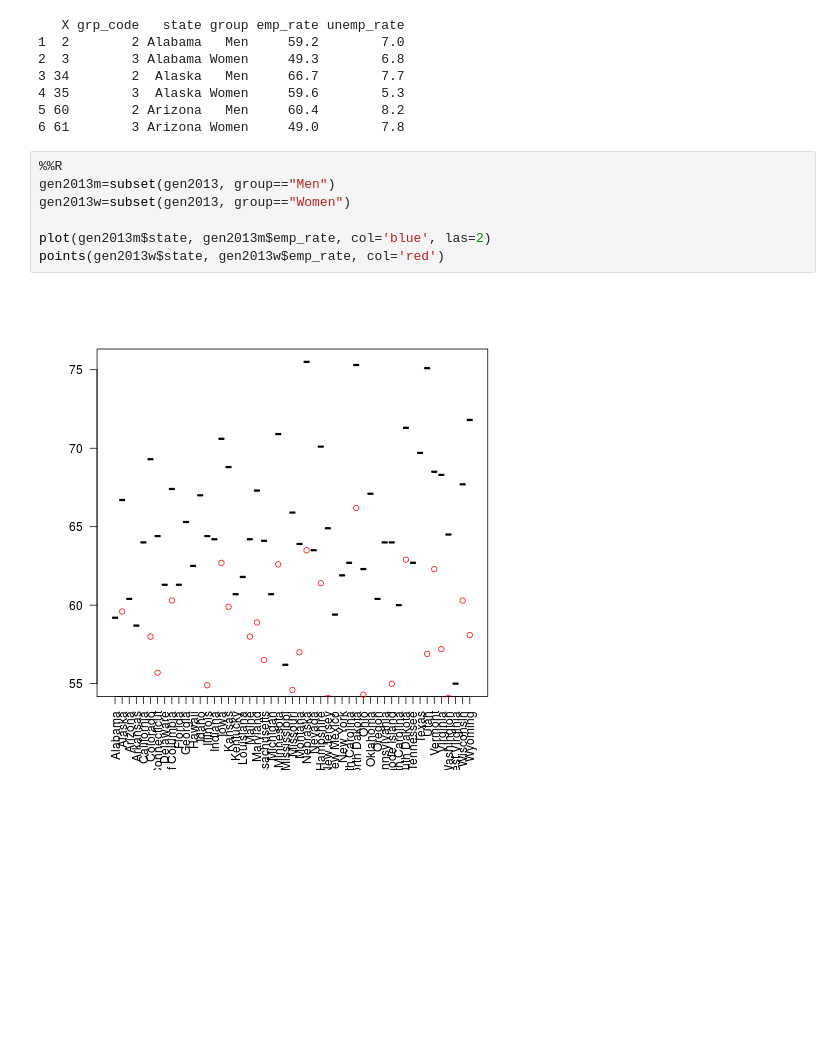
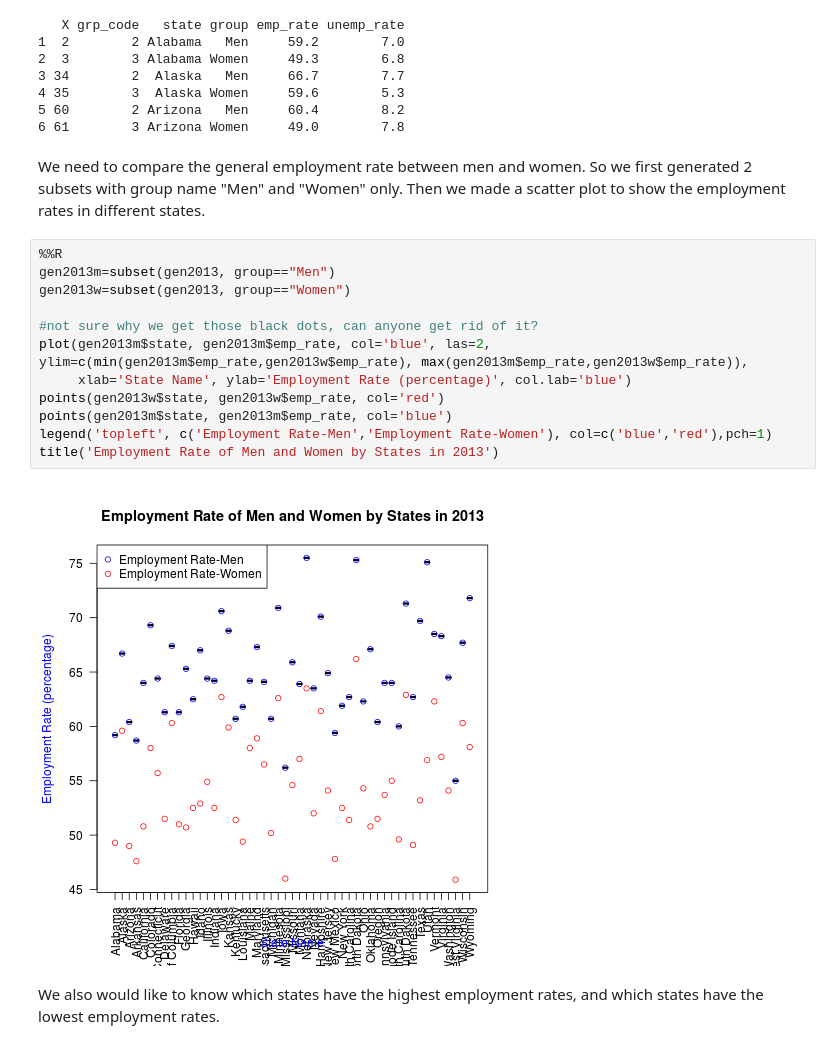
Before and after one commit to yuhanw/Team_Four.0, a Jupyter notebook: notebooks/NB3_data_analysis.ipynb, the cells around one changed output. Saved outputs shown, nothing was run; the diff lists cells and outputs as text; blank space fills up the shorter version.

```diff
--- a/notebooks/NB3_data_analysis.ipynb
+++ b/notebooks/NB3_data_analysis.ipynb
@@ -49,12 +55,21 @@ print(head(gen2013))
 4 35        3  Alaska Women     59.6        5.3
 5 60        2 Arizona   Men     60.4        8.2
 6 61        3 Arizona Women     49.0        7.8
-# %%
-%%R
-gen2013m=subset(gen2013, group=="Men")
-gen2013w=subset(gen2013, group=="Women")
-
-plot(gen2013m$state, gen2013m$emp_rate, col='blue', las=2)
-points(gen2013w$state, gen2013w$emp_rate, col='red')
-# %% [output]
-[figure, removed]
+# %% [markdown]
+We need to compare the general employment rate between men and women. So we first generated 2 subsets with group name "Men" and "Women" only. Then we made a scatter plot to show the employment rates in different states.
+# %%
+%%R
+gen2013m=subset(gen2013, group=="Men")
+gen2013w=subset(gen2013, group=="Women")
+
+#not sure why we get those black dots, can anyone get rid of it?
+plot(gen2013m$state, gen2013m$emp_rate, col='blue', las=2, ylim=c(min(gen2013m$emp_rate,gen2013w$emp_rate), max(gen2013m$emp_rate,gen2013w$emp_rate)),
+     xlab='State Name', ylab='Employment Rate (percentage)', col.lab='blue')
+points(gen2013w$state, gen2013w$emp_rate, col='red')
+points(gen2013m$state, gen2013m$emp_rate, col='blue')
+legend('topleft', c('Employment Rate-Men','Employment Rate-Women'), col=c('blue','red'),pch=1)
+title('Employment Rate of Men and Women by States in 2013')
+# %% [output]
+[figure, added]
+# %% [markdown]
+We also would like to know which states have the highest employment rates, and which states have the lowest employment rates.
```
Also changed, not shown: parts of 6 cells of this notebook.
